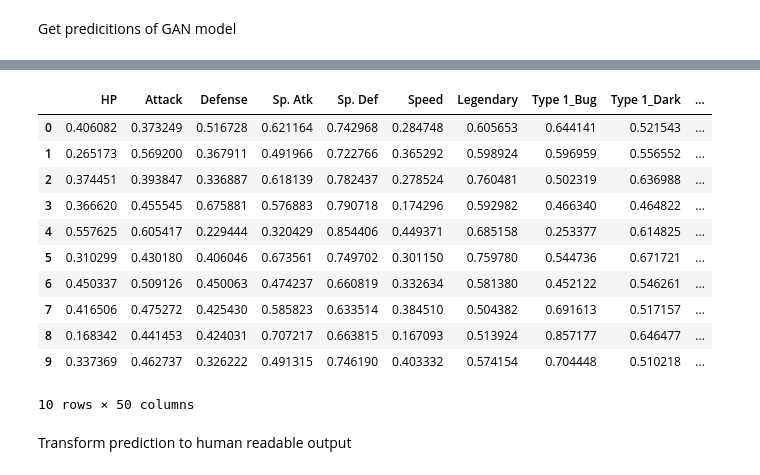
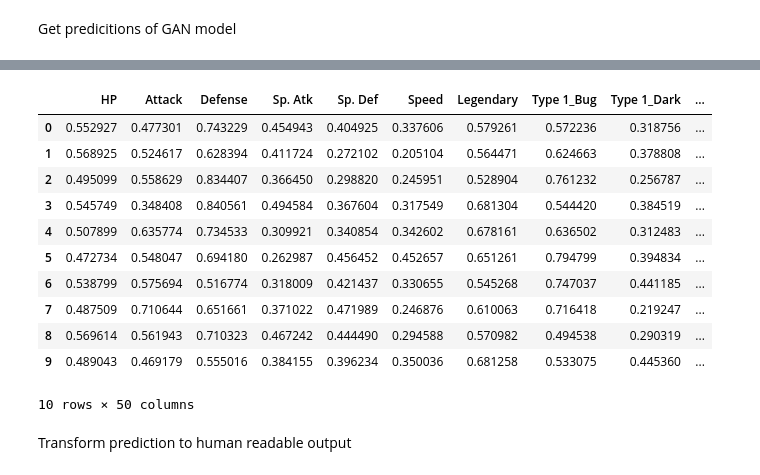
Before and after one commit to mdielacher/Pokemon, a Jupyter notebook: gan.ipynb, the cells around one changed output, grey strips where cells are left out. Cells and saved outputs as stored; diff of their text form; code cells hidden in the pictures.

```diff
--- a/gan.ipynb
+++ b/gan.ipynb
@@ -45,5 +47,5 @@ gan = GAN(data=df_pokemon, noise_dim=100, epochs=10, batch_size=32)
 generator = gan.create_generator()
 discriminator = gan.create_discriminator()
 gan_model = gan.compile(generator=generator, discriminator=discriminator)
-trained_gan = gan.train(generator=generator,discriminator=discriminator, gan=gan_model)
+trained_generator, d_losses, g_losses = gan.train(generator, discriminator, gan_model)
 # %% [output]
@@ -72,7 +71,7 @@ Get predicitions of GAN model
 # %%
 generate_num = 10
 noise = np.random.normal(0, 1, (generate_num, 100))
-predicted_data = trained_gan.predict(noise)
+predicted_data = trained_generator.predict(noise)
 predicted_df = pd.DataFrame(predicted_data, columns=column_names)
 predicted_df.head(10)
 # %% [output]
@@ -80,14 +79,14 @@ predicted_df.head(10)
 |  | HP | Attack | Defense | Sp. Atk | Sp. Def | Speed | Legendary | Type 1_Bug | Type 1_Dark | ... |
-| 0 | 0.406082 | 0.373249 | 0.516728 | 0.621164 | 0.742968 | 0.284748 | 0.605653 | 0.644141 | 0.521543 | ... |
-| 1 | 0.265173 | 0.569200 | 0.367911 | 0.491966 | 0.722766 | 0.365292 | 0.598924 | 0.596959 | 0.556552 | ... |
-| 2 | 0.374451 | 0.393847 | 0.336887 | 0.618139 | 0.782437 | 0.278524 | 0.760481 | 0.502319 | 0.636988 | ... |
-| 3 | 0.366620 | 0.455545 | 0.675881 | 0.576883 | 0.790718 | 0.174296 | 0.592982 | 0.466340 | 0.464822 | ... |
-| 4 | 0.557625 | 0.605417 | 0.229444 | 0.320429 | 0.854406 | 0.449371 | 0.685158 | 0.253377 | 0.614825 | ... |
-| 5 | 0.310299 | 0.430180 | 0.406046 | 0.673561 | 0.749702 | 0.301150 | 0.759780 | 0.544736 | 0.671721 | ... |
-| 6 | 0.450337 | 0.509126 | 0.450063 | 0.474237 | 0.660819 | 0.332634 | 0.581380 | 0.452122 | 0.546261 | ... |
-| 7 | 0.416506 | 0.475272 | 0.425430 | 0.585823 | 0.633514 | 0.384510 | 0.504382 | 0.691613 | 0.517157 | ... |
-| 8 | 0.168342 | 0.441453 | 0.424031 | 0.707217 | 0.663815 | 0.167093 | 0.513924 | 0.857177 | 0.646477 | ... |
-| 9 | 0.337369 | 0.462737 | 0.326222 | 0.491315 | 0.746190 | 0.403332 | 0.574154 | 0.704448 | 0.510218 | ... |
+| 0 | 0.552927 | 0.477301 | 0.743229 | 0.454943 | 0.404925 | 0.337606 | 0.579261 | 0.572236 | 0.318756 | ... |
+| 1 | 0.568925 | 0.524617 | 0.628394 | 0.411724 | 0.272102 | 0.205104 | 0.564471 | 0.624663 | 0.378808 | ... |
+| 2 | 0.495099 | 0.558629 | 0.834407 | 0.366450 | 0.298820 | 0.245951 | 0.528904 | 0.761232 | 0.256787 | ... |
+| 3 | 0.545749 | 0.348408 | 0.840561 | 0.494584 | 0.367604 | 0.317549 | 0.681304 | 0.544420 | 0.384519 | ... |
+| 4 | 0.507899 | 0.635774 | 0.734533 | 0.309921 | 0.340854 | 0.342602 | 0.678161 | 0.636502 | 0.312483 | ... |
+| 5 | 0.472734 | 0.548047 | 0.694180 | 0.262987 | 0.456452 | 0.452657 | 0.651261 | 0.794799 | 0.394834 | ... |
+| 6 | 0.538799 | 0.575694 | 0.516774 | 0.318009 | 0.421437 | 0.330655 | 0.545268 | 0.747037 | 0.441185 | ... |
+| 7 | 0.487509 | 0.710644 | 0.651661 | 0.371022 | 0.471989 | 0.246876 | 0.610063 | 0.716418 | 0.219247 | ... |
+| 8 | 0.569614 | 0.561943 | 0.710323 | 0.467242 | 0.444490 | 0.294588 | 0.570982 | 0.494538 | 0.290319 | ... |
+| 9 | 0.489043 | 0.469179 | 0.555016 | 0.384155 | 0.396234 | 0.350036 | 0.681258 | 0.533075 | 0.445360 | ... |
 10 rows × 50 columns
 # %% [markdown]
 Transform prediction to human readable output
```
Also changed, not shown: parts of 16 cells of this notebook, 3 other files.
